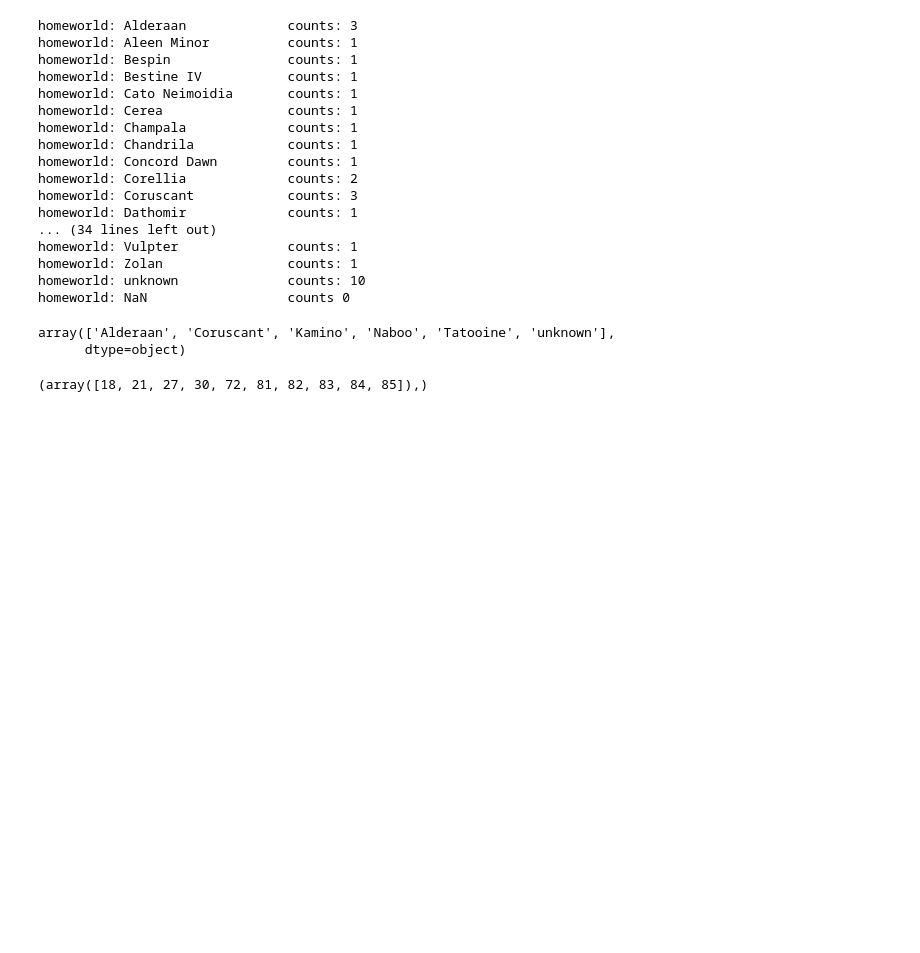
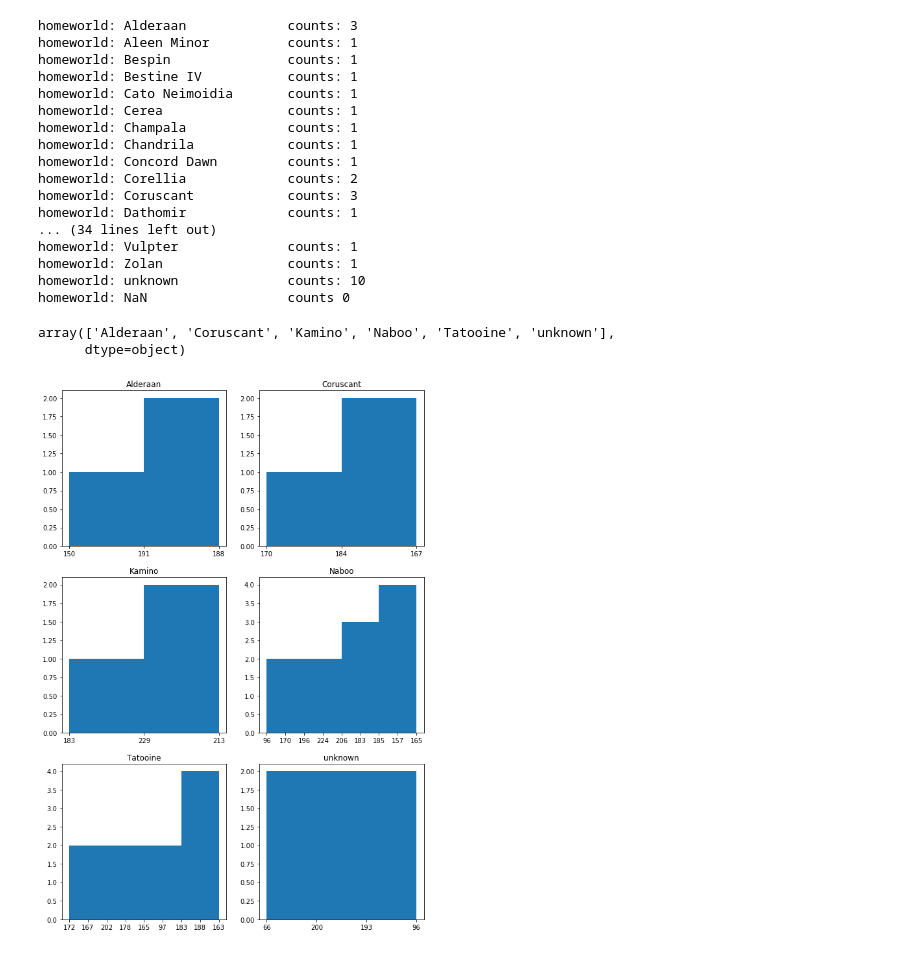
Before and after one commit to timothy-salazar/swapi, a Jupyter notebook: EDA.ipynb, the cells around one changed output. Cells and saved outputs as stored; diff of their text form; code cells hidden in the pictures; blank space fills up the shorter version.

```diff
--- a/EDA.ipynb
+++ b/EDA.ipynb
@@ -317,15 +317,42 @@ populous_worlds
 # %% [output]
 array(['Alderaan', 'Coruscant', 'Kamino', 'Naboo', 'Tatooine', 'unknown'],
       dtype=object)
-# %%
-def get_height_mask(df, col1, col2, val):
-    return df.apply(lambda x: True if ((x[col1] == val) and \
-                    (x.col2 != 'unknown')) else False, axis = 1)
-
-
-for i in range(len(populous_worlds)):
-    world = populous_worlds[i]
-    windex = np.where(df.homeworld == world) # world index
-df['heightwindex
-# %% [output]
-(array([18, 21, 27, 30, 72, 81, 82, 83, 84, 85]),)
+# %%
+def get_height_mask(df, col1, col2, val):
+    return df.apply(lambda x: True if ((x[col1] == val) and \
+                    (x[col2] != 'unknown')) else False, axis = 1)
+
+fig = plt.figure(figsize=(10,15))
+ax_list = []
+hmax = 0
+hmin = 500
+height_list = []
+for i in range(len(populous_worlds)):
+    world = populous_worlds[i]
+    windex = get_height_mask(df, 'homeworld','height', world)
+    height_list.append(list(df.height[windex]))
+    for j in df.height[windex]:
+        n = int(j)
+        if n > hmax: hmax = n
+        if n < hmin: hmin = n
+
+for h, w, i in zip(height_list, populous_worlds, range(len(populous_worlds))):
+    hbins = np.array([hmin]+[int(j) for j in h]+[hmax])
+    ax_list.append(fig.add_subplot(3,2,i+1))
+    ax_list[-1].hist(h, bins='sqrt', histtype='stepfilled')
+    ax_list[-1].set_title(populous_worlds[i])
+
+
+# for i in range(len(populous_worlds)):
+#     world = populous_worlds[i]
+#     windex = get_height_mask(df, 'homeworld','height', world)
+#     ax = fig.add_subplot(3,2,i+1)
+#     ax.hist(df.height[windex])
+#     ax.set_title(populous_worlds[i])
+#     height_list.append(list(df.height[windex]))
+#     for j in df.height[windex]:
+#         n = int(j)
+#         if n > hmax: hmax = n
+#         if n < hmin: hmin = n
+# %% [output]
+[figure, added]
```
Also changed, not shown: parts of 4 cells of this notebook.
